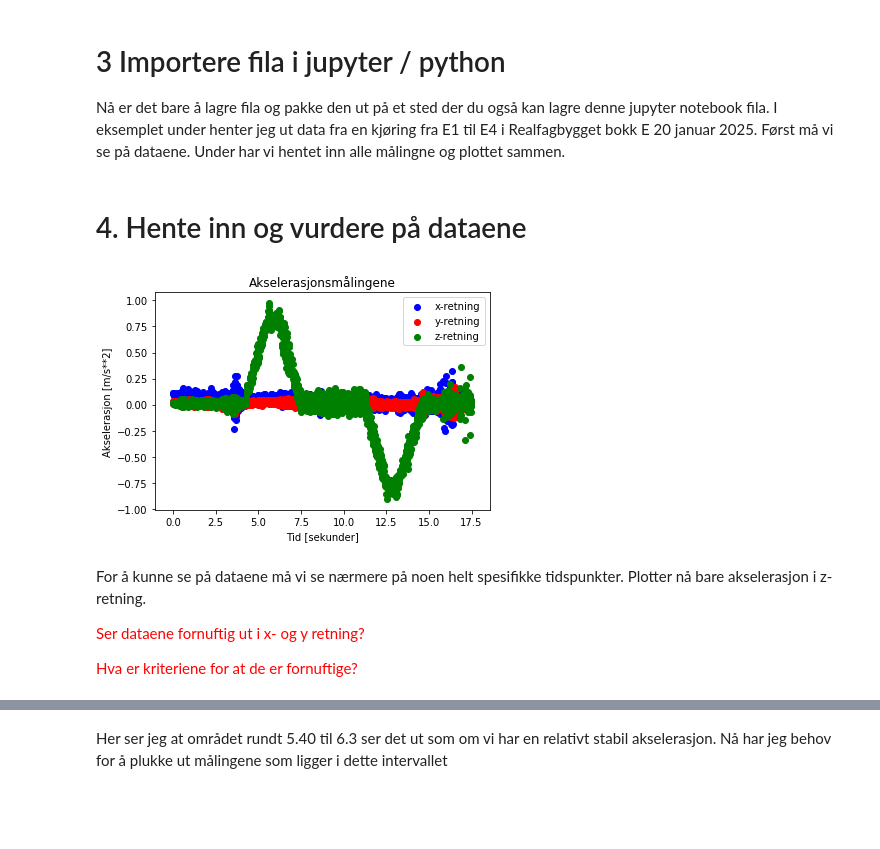
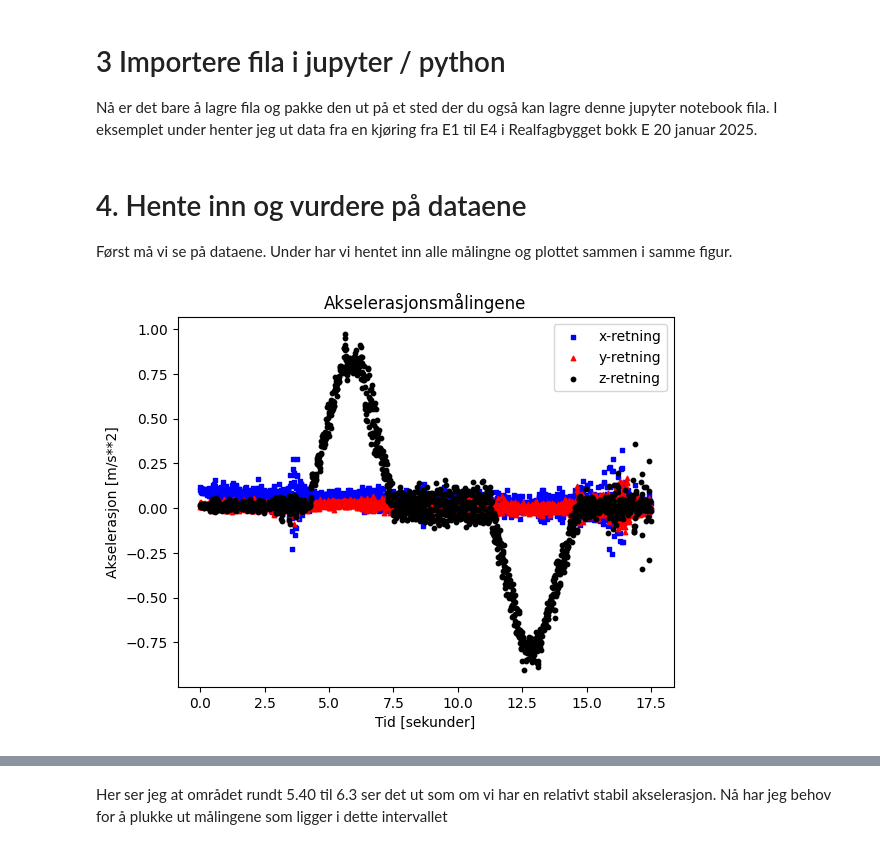
Before and after one commit to magnusendresen/IFYT1002_BIDATA, a Jupyter notebook: oving3/Minilab 2.ipynb, the cells around one changed output, grey strips where cells are left out. Cells and saved outputs as stored; diff of their text form; code cells hidden in the pictures; blank space fills up the shorter version.

```diff
--- a/oving3/Minilab 2.ipynb
+++ b/oving3/Minilab 2.ipynb
@@ -39,7 +40,7 @@ Jeg finner det enklest å bruke epost klienten og sende det til meg selv på epo
 # %% [markdown]
 # 3 Importere fila i jupyter / python
 
-Nå er det bare å lagre fila og pakke den ut på et sted der du også kan lagre denne jupyter notebook fila. I eksemplet under henter jeg ut data fra en kjøring fra E1 til E4 i Realfagbygget bokk E 20 januar 2025. Først må vi se på dataene. Under har vi hentet inn alle målingne og plottet sammen.
+Nå er det bare å lagre fila og pakke den ut på et sted der du også kan lagre denne jupyter notebook fila. I eksemplet under henter jeg ut data fra en kjøring fra E1 til E4 i Realfagbygget bokk E 20 januar 2025.
 # %%
 import numpy as np
 import matplotlib.pyplot as plt
@@ -49,29 +50,23 @@ filnavn='Raw Data_1.csv' # ligger samme sted som jupyter notebook fila
 data = np.genfromtxt(filnavn, delimiter=';', skip_header=1)  # Use skip_header=1 to skip the header row if there is one
 # %% [markdown]
 # 4. Hente inn og vurdere på dataene
+
+Først må vi se på dataene. Under har vi hentet inn alle målingne og plottet sammen i samme figur.
 # %%
 #print(data)
 
-plt.scatter(data[:,0] , data[:,1] , color='blue', marker='o', label='x-retning')
-plt.scatter(data[:,0] , data[:,2] , color='red', marker='o', label='y-retning')
-plt.scatter(data[:,0] , data[:,3] , color='green', marker='o', label='z-retning')
-#plt.xlim([8,20])
-#plt.ylim([8.5,11])
-# Add labels and a title
+plt.scatter(data[:,0] , data[:,1] , color='blue', marker='s', label='x-retning',s=10)
+plt.scatter(data[:,0] , data[:,2] , color='red', marker='^', label='y-retning',s=10)
+plt.scatter(data[:,0] , data[:,3] , color='black', marker='o', label='z-retning',s=10)
+
 plt.xlabel('Tid [sekunder]')
 plt.ylabel('Akselerasjon [m/s**2]')
 plt.title('Akselerasjonsmålingene')
 
 # Add a legend
 plt.legend()
 
 # Show the plot
 plt.show()
 # %% [output]
-[figure, old version]
+[figure, new version]
-# %% [markdown]
-For å kunne se på dataene må vi se nærmere på noen helt spesifikke tidspunkter. Plotter nå bare akselerasjon i z-retning.
-
-<span style="color:red">Ser dataene fornuftig ut i x- og y retning? </span>
-
-<span style="color:red">Hva er kriteriene for at de er fornuftige? </span>
```
Also changed, not shown: parts of 11 cells of this notebook, 2 other files.
